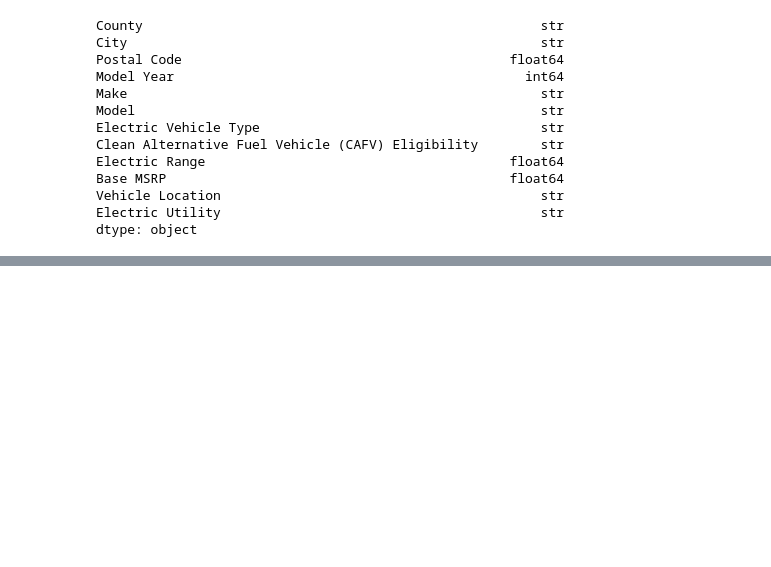
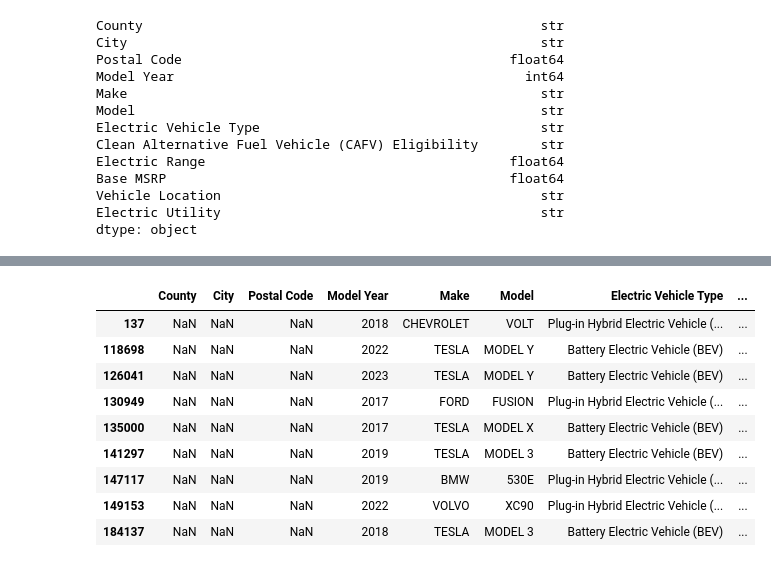
Before and after one commit to coyote227/EV-Population-Insights, a Jupyter notebook: src/Cleaning_data.ipynb, the cells around one changed output, grey strips where cells are left out. Cells and saved outputs as stored; diff of their text form; code cells hidden in the pictures; blank space fills up the shorter version.

```diff
--- a/src/Cleaning_data.ipynb
+++ b/src/Cleaning_data.ipynb
@@ -116,0 +141,19 @@ dtype: object
+# %%
+missing_location = df[
+    df["County"].isna() |
+    df["City"].isna() |
+    df["Postal Code"].isna()
+]
+
+display(missing_location)
+# %% [output]
+|  | County | City | Postal Code | Model Year | Make | Model | Electric Vehicle Type | ... |
+| 137 | NaN | NaN | NaN | 2018 | CHEVROLET | VOLT | Plug-in Hybrid Electric Vehicle (... | ... |
+| 118698 | NaN | NaN | NaN | 2022 | TESLA | MODEL Y | Battery Electric Vehicle (BEV) | ... |
+| 126041 | NaN | NaN | NaN | 2023 | TESLA | MODEL Y | Battery Electric Vehicle (BEV) | ... |
+| 130949 | NaN | NaN | NaN | 2017 | FORD | FUSION | Plug-in Hybrid Electric Vehicle (... | ... |
+| 135000 | NaN | NaN | NaN | 2017 | TESLA | MODEL X | Battery Electric Vehicle (BEV) | ... |
+| 141297 | NaN | NaN | NaN | 2019 | TESLA | MODEL 3 | Battery Electric Vehicle (BEV) | ... |
+| 147117 | NaN | NaN | NaN | 2019 | BMW | 530E | Plug-in Hybrid Electric Vehicle (... | ... |
+| 149153 | NaN | NaN | NaN | 2022 | VOLVO | XC90 | Plug-in Hybrid Electric Vehicle (... | ... |
+| 184137 | NaN | NaN | NaN | 2018 | TESLA | MODEL 3 | Battery Electric Vehicle (BEV) | ... |
```
Also changed, not shown: parts of 11 cells of this notebook.
